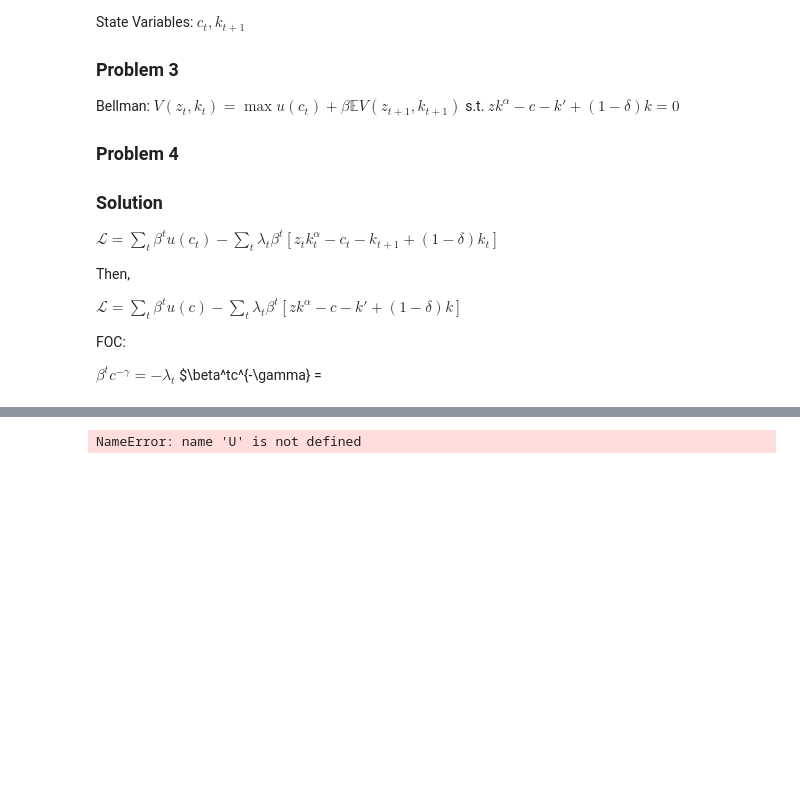
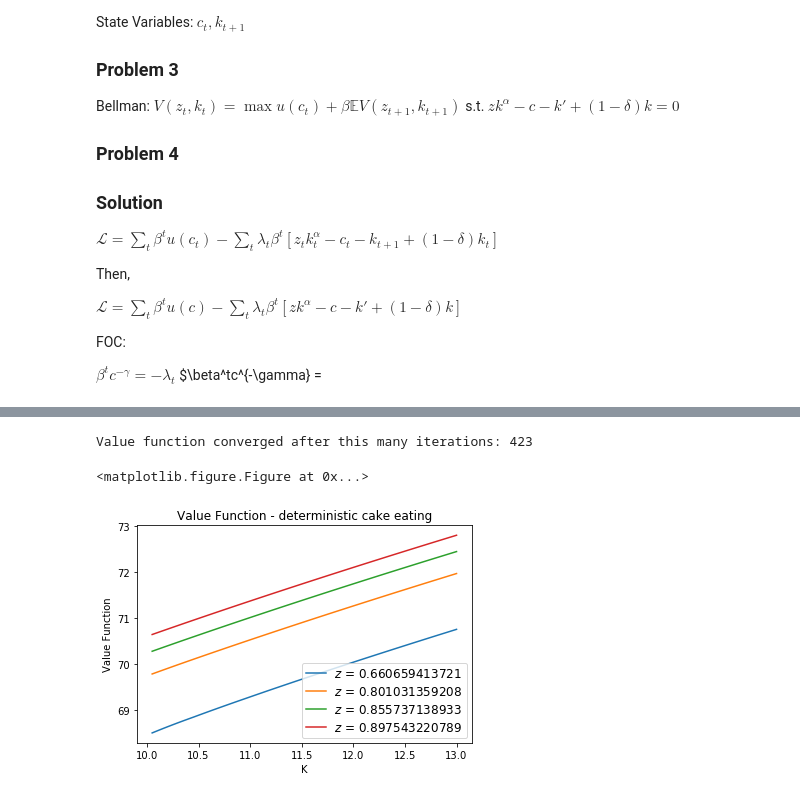
Before and after one commit to ariboyarsky/BootCamp2018, a Jupyter notebook: ProbSets/Econ/Econ Problem Set 1.ipynb, the cells around one changed output, grey strips where cells are left out. Saved outputs shown, nothing was run; the diff lists cells and outputs as text; code cells hidden in the pictures; blank space fills up the shorter version.

```diff
--- a/ProbSets/Econ/Econ Problem Set 1.ipynb
+++ b/ProbSets/Econ/Econ Problem Set 1.ipynb
@@ -87,35 +90,28 @@ SyntaxError: invalid syntax (<ipython-input-16-19b8bb242091>, line 24)
 ------------------------------------------------------------------------
 Value Function Iteration
 ------------------------------------------------------------------------
-VFtol     = scalar, tolerance required for value function to converge
-VFdist    = scalar, distance between last two value functions
-VFmaxiter = integer, maximum number of iterations for value function
-V         = vector, the value functions at each iteration
-Vmat      = matrix, the value for each possible combination of w and w'
-Vstore    = matrix, stores V at each iteration
-VFiter    = integer, current iteration number
-TV        = vector, the value function after applying the Bellman operator
-PF        = vector, indicies of choices of w' for all w
-VF        = vector, the "true" value function
-------------------------------------------------------------------------
 '''
-VFtol = 1e-4
+VFtol = 1e-7
 VFdist = 7.0
-VFmaxiter = 3000
+VFmaxiter = 1000
 V = np.zeros((size_k, size_z)) # initial guess at value function
 Vmat = np.zeros((size_k, size_k, size_z)) # initialize Vmat matrix
 Vstore = np.zeros((size_k, size_z, VFmaxiter)) #initialize Vstore array
 VFiter = 1
 while VFdist > VFtol and VFiter < VFmaxiter:
     for i in range(size_k): # loop over k
-        for j in range(size_k): # loop over w'
-            for n in range(size_z):
-                Vmat[i, j, n] = U[i, j] + beta * V[j, n]
+        for j in range(size_k): # loop over k+1
+            for n in range(size_z): # loop over z
+                EV = 0
+                for qq in range(size_z): # get expecatation
+                    EV += pi_t[n, qq] * V[j, qq]
+                Vmat[i,j,n] = U[i,j,n] + beta*EV
 
-    Vstore[:, VFiter] = V.reshape(size_w,) # store value function at each iteration for graphing later
-    TV = Vmat.max(1) # apply max operator to Vmat (to get V(w))
+    Vstore[:,:, VFiter] = V.reshape(size_k, size_z,) # store value function at each iteration for graphing later
+    TV = Vmat.max(1) # apply max operator over k_t+1
     PF = np.argmax(Vmat, axis=1)
     VFdist = (np.absolute(V - TV)).max()  # check distance
+    # print("VFdist = {} at iteration {}".format(VFdist, VFiter))
     V = TV
     VFiter += 1
 
@@ -129,4 +125,26 @@ else:
 
 VF = V # solution to the functional equation
 # %% [output]
-NameError: name 'U' is not defined
+Value function converged after this many iterations: 423
+# %%
+# Plot value function
+plt.figure()
+fig, ax = plt.subplots()
+ax.plot(k_grid[1:], VF[1:, 0], label='$z$ = ' + str(z_grid[0]))
+ax.plot(k_grid[1:], VF[1:, 5], label='$z$ = ' + str(z_grid[5]))
+ax.plot(k_grid[1:], VF[1:, 10], label='$z$ = ' + str(z_grid[10]))
+ax.plot(k_grid[1:], VF[1:, 15], label='$z$ = ' + str(z_grid[15]))
+# Now add the legend with some customizations.
+legend = ax.legend(loc='lower right', shadow=False)
+# Set the fontsize
+for label in legend.get_texts():
+    label.set_fontsize('large')
+for label in legend.get_lines():
+    label.set_linewidth(1.5)  # the legend line width
+plt.xlabel('K')
+plt.ylabel('Value Function')
+plt.title('Value Function - deterministic cake eating')
+plt.show()
+# %% [output]
+<matplotlib.figure.Figure at 0x...>
+[figure, added]
```
Also changed, not shown: parts of 24 cells of this notebook, 1 other file.
